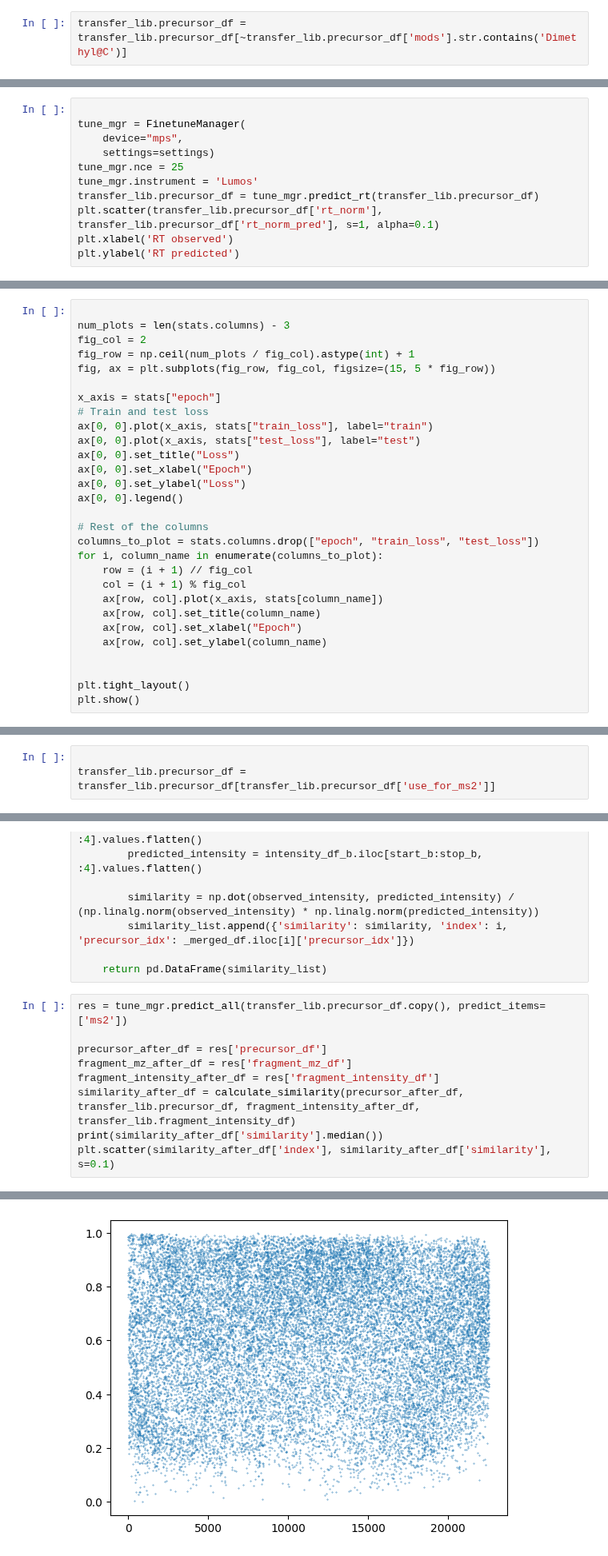
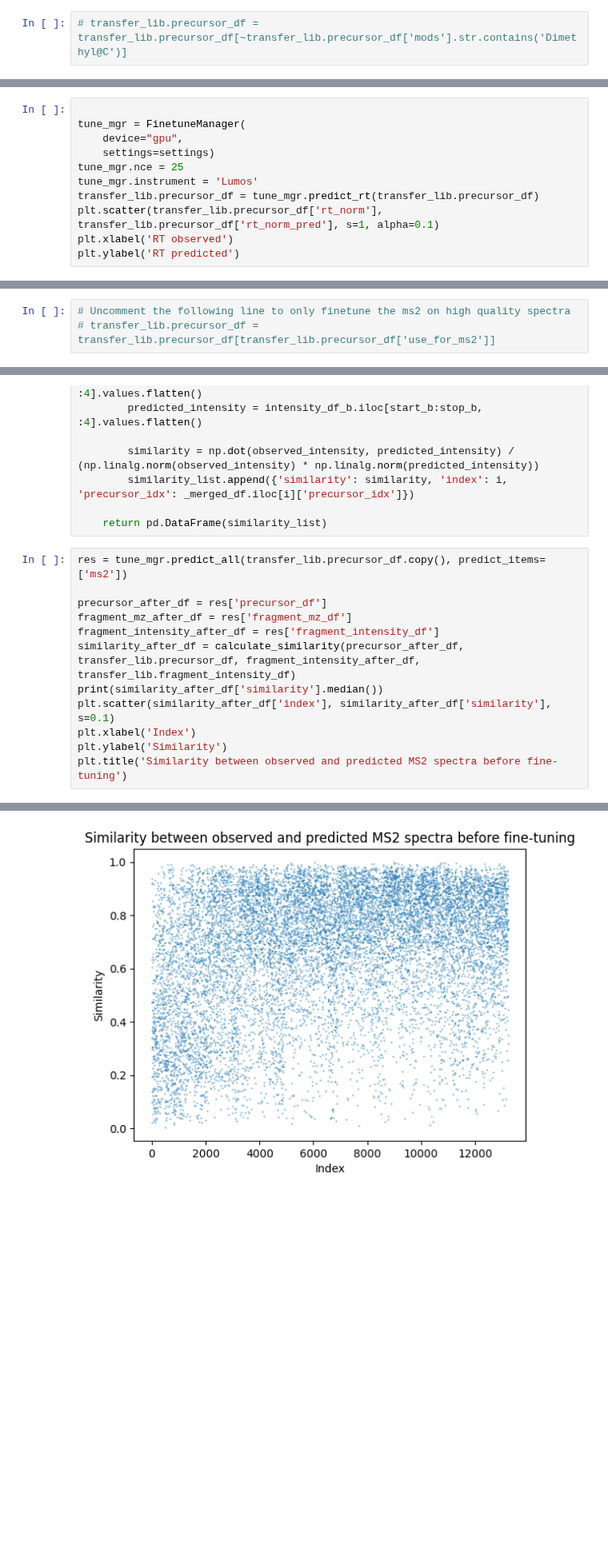
Before and after one commit to MannLabs/alphadia, a Jupyter notebook: nbs/tutorial_nbs/finetuning.ipynb, the cells around one changed output, grey strips where cells are left out. Shown at 80% size. Cells and saved outputs as stored; diff of their text form; blank space fills up the shorter version.

```diff
--- a/nbs/tutorial_nbs/finetuning.ipynb
+++ b/nbs/tutorial_nbs/finetuning.ipynb
@@ -16,2 +16,2 @@ transfer_lib.load_hdf('/Users/georgwallmann/Documents/data/alphadia_manuscript/2
 # %%
-transfer_lib.precursor_df = transfer_lib.precursor_df[~transfer_lib.precursor_df['mods'].str.contains('Dimethyl@C')]
+# transfer_lib.precursor_df = transfer_lib.precursor_df[~transfer_lib.precursor_df['mods'].str.contains('Dimethyl@C')]
@@ -29,7 +82,7 @@ See the caveats in the documentation: https://pandas.pydata.org/pandas-docs/stab
 # %%
 
 tune_mgr = FinetuneManager(
-    device="mps",
+    device="gpu",
     settings=settings)
 tune_mgr.nce = 25
 tune_mgr.instrument = 'Lumos'
@@ -127,29 +173,0 @@ stats = tune_mgr.finetune_charge(psm_df=transfer_lib.precursor_df)
-# %%
-
-num_plots = len(stats.columns) - 3
-fig_col = 2
-fig_row = np.ceil(num_plots / fig_col).astype(int) + 1
-fig, ax = plt.subplots(fig_row, fig_col, figsize=(15, 5 * fig_row))
-
-x_axis = stats["epoch"]
-# Train and test loss
-ax[0, 0].plot(x_axis, stats["train_loss"], label="train")
-ax[0, 0].plot(x_axis, stats["test_loss"], label="test")
-ax[0, 0].set_title("Loss")
-ax[0, 0].set_xlabel("Epoch")
-ax[0, 0].set_ylabel("Loss")
-ax[0, 0].legend()
-
-# Rest of the columns
-columns_to_plot = stats.columns.drop(["epoch", "train_loss", "test_loss"])
-for i, column_name in enumerate(columns_to_plot):
-    row = (i + 1) // fig_col
-    col = (i + 1) % fig_col
-    ax[row, col].plot(x_axis, stats[column_name])
-    ax[row, col].set_title(column_name)
-    ax[row, col].set_xlabel("Epoch")
-    ax[row, col].set_ylabel(column_name)
-
-
-plt.tight_layout()
-plt.show()
@@ -158,8 +178,8 @@ plt.show()
 # %% [markdown]
 ## MS2 Fine-tuning
 # %%
-
-transfer_lib.precursor_df = transfer_lib.precursor_df[transfer_lib.precursor_df['use_for_ms2']]
+# Uncomment the following line to only finetune the ms2 on high quality spectra
+# transfer_lib.precursor_df = transfer_lib.precursor_df[transfer_lib.precursor_df['use_for_ms2']]
 # %%
 def calculate_similarity(precursor_df_a, precursor_df_b, intensity_df_a, intensity_df_b):
 
@@ -188,4 +208,7 @@ fragment_intensity_after_df = res['fragment_intensity_df']
 similarity_after_df = calculate_similarity(precursor_after_df, transfer_lib.precursor_df, fragment_intensity_after_df, transfer_lib.fragment_intensity_df)
 print(similarity_after_df['similarity'].median())
 plt.scatter(similarity_after_df['index'], similarity_after_df['similarity'], s=0.1)
+plt.xlabel('Index')
+plt.ylabel('Similarity')
+plt.title('Similarity between observed and predicted MS2 spectra before fine-tuning')
 # %% [output]
@@ -195,4 +218,4 @@ plt.scatter(similarity_after_df['index'], similarity_after_df['similarity'], s=0
-[figure, old version]
+[figure, new version]
 # %%
 
 # Testing the ms2 finetuning on the transfer library
```
Also changed, not shown: parts of 16 cells of this notebook, 3 other files.
